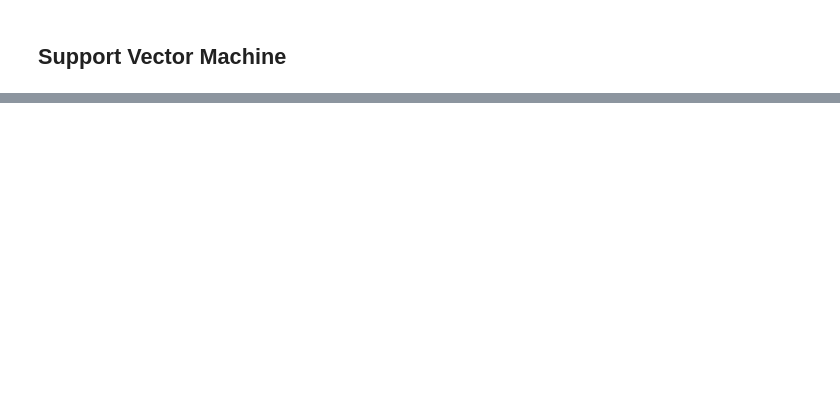
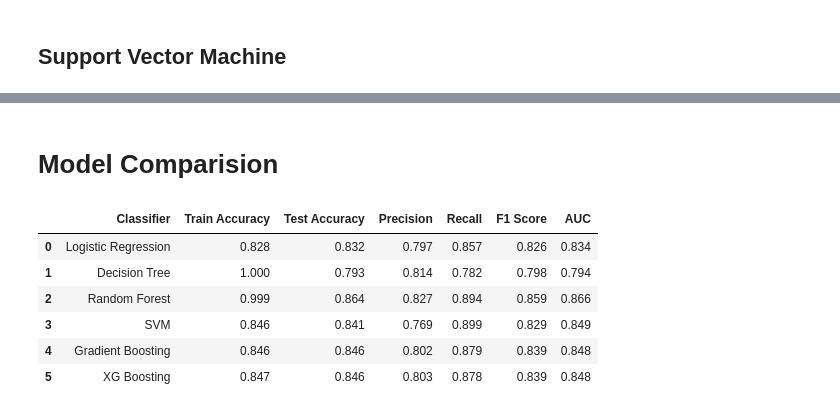
Before and after one commit to ankur727/Credit_card_default_prediction, a Jupyter notebook: Credit_Card_Default_Prediction_Capstone_Project.ipynb, the cells around one changed output, grey strips where cells are left out. Drawn from its saved outputs; the diff is of its cells as text; code cells hidden in the pictures; blank space fills up the shorter version.

```diff
--- a/Credit_Card_Default_Prediction_Capstone_Project.ipynb
+++ b/Credit_Card_Default_Prediction_Capstone_Project.ipynb
@@ -719,0 +845,19 @@ ax.yaxis.set_ticklabels(labels)
+# %%
+#class prediction of y
+y_pred_xgb=xgb.predict(X_test)
+y_train_pred_xgb=xgb.predict(X_train)
+# %%
+#getting all scores for XG Boosting Classifier
+train_accuracy_xgb = round(accuracy_score(y_train_pred_xgb,y_train), 3)
+accuracy_xgb = round(accuracy_score(y_pred_xgb,y_test), 3)
+precision_score_xgb = round(precision_score(y_pred_xgb,y_test), 3)
+recall_score_xgb = round(recall_score(y_pred_xgb,y_test), 3)
+f1_score_xgb = round(f1_score(y_pred_xgb,y_test), 3)
+roc_score_xgb = round(roc_auc_score(y_pred_xgb,y_test), 3)
+
+print("The accuracy on train data is ", train_accuracy_xgb)
+print("The accuracy on test data is ", accuracy_xgb)
+print("The precision on test data is ", precision_score_xgb)
+print("The recall on test data is ", recall_score_xgb)
+print("The f1 on test data is ", f1_score_xgb)
+print("The roc_score on test data is ", roc_score_xgb)
@@ -719,0 +892,22 @@ ax.yaxis.set_ticklabels(labels)
+# %% [markdown]
+# **Model Comparision**
+# %%
+all_classifiers = ['Logistic Regression', 'Decision Tree', 'Random Forest', 'SVM', 'Gradient Boosting', 'XG Boosting']
+all_train_accuracy = [train_accuracy_logi, train_accuracy_dtc, train_accuracy_rfc, train_accuracy_svm, train_accuracy_gbc, train_accuracy_xgb]
+all_test_accuracy = [accuracy_logi, accuracy_dtc, accuracy_rfc, accuracy_svm, accuracy_gbc, accuracy_xgb]
+all_precision_score = [precision_score_logi, precision_score_dtc, precision_score_rfc, precision_score_svm, precision_score_gbc, precision_score_xgb]
+all_recall_score = [recall_score_logi, recall_score_dtc, recall_score_rfc, recall_score_svm, recall_score_gbc, recall_score_xgb]
+all_f1_score = [f1_score_logi, f1_score_dtc, f1_score_rfc, f1_score_svm, f1_score_gbc, f1_score_xgb]
+all_auc_score = [roc_score_logi, roc_score_dtc, roc_score_rfc, roc_score_svm, roc_score_gbc, roc_score_xgb]
+# %%
+compare_df = pd.DataFrame({'Classifier':all_classifiers, 'Train Accuracy': all_train_accuracy, 'Test Accuracy': all_test_accuracy, 'Precision': all_precision_score, 'Recall': all_recall_score, 'F1 Score': all_f1_score, 'AUC': all_auc_score})
+# %%
+compare_df
+# %% [output]
+|  | Classifier | Train Accuracy | Test Accuracy | Precision | Recall | F1 Score | AUC |
+| 0 | Logistic Regression | 0.828 | 0.832 | 0.797 | 0.857 | 0.826 | 0.834 |
+| 1 | Decision Tree | 1.000 | 0.793 | 0.814 | 0.782 | 0.798 | 0.794 |
+| 2 | Random Forest | 0.999 | 0.864 | 0.827 | 0.894 | 0.859 | 0.866 |
+| 3 | SVM | 0.846 | 0.841 | 0.769 | 0.899 | 0.829 | 0.849 |
+| 4 | Gradient Boosting | 0.846 | 0.846 | 0.802 | 0.879 | 0.839 | 0.848 |
+| 5 | XG Boosting | 0.847 | 0.846 | 0.803 | 0.878 | 0.839 | 0.848 |
```
Also changed, not shown: parts of 59 cells of this notebook.
